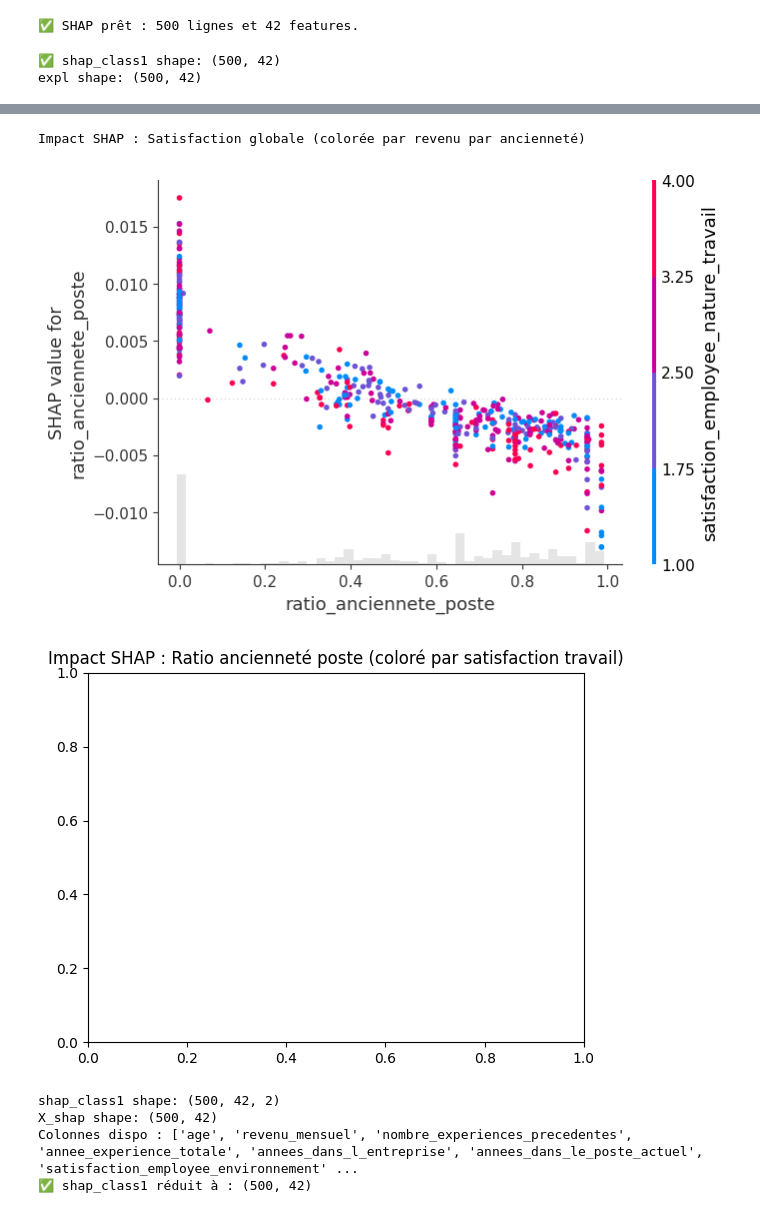
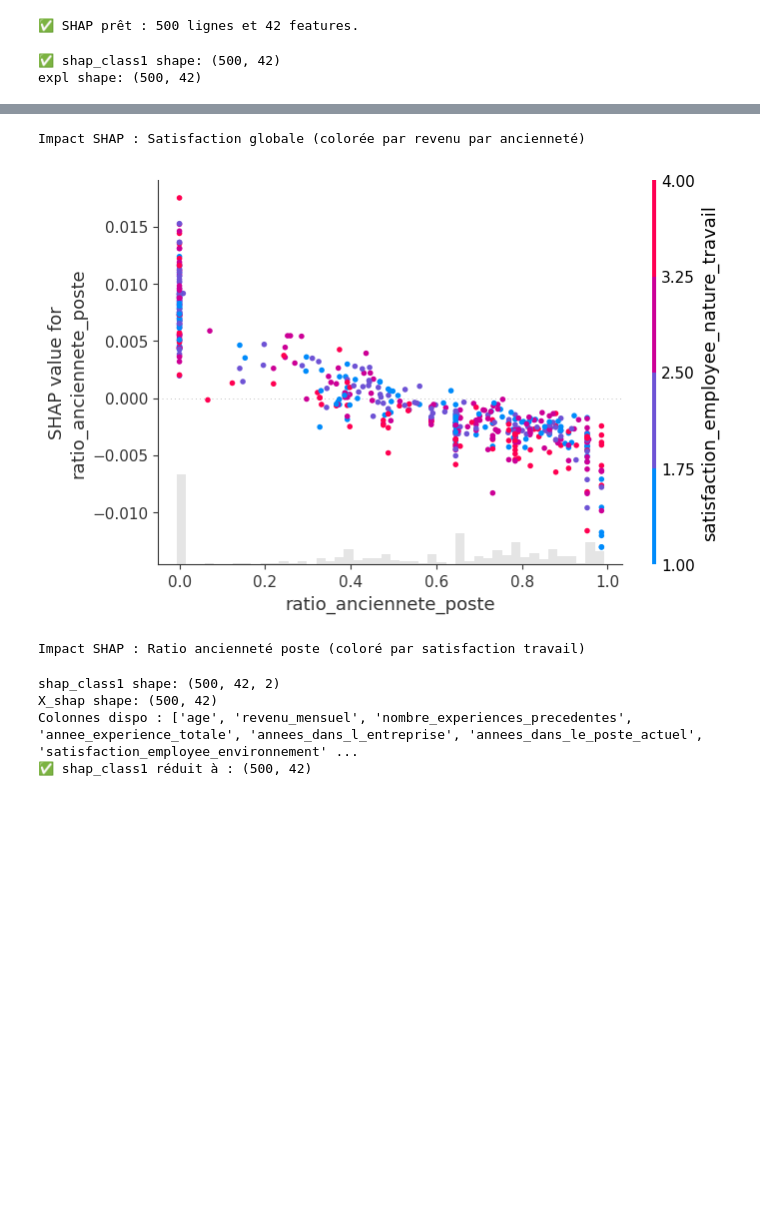
Before and after one commit to DagueG/Auto_classif_data, a Jupyter notebook: notebooks/05_modeles_optimisation.ipynb, the cells around one changed output, grey strips where cells are left out. Saved outputs shown, nothing was run; the diff lists cells and outputs as text; code cells hidden in the pictures; blank space fills up the shorter version.

Commit message:
FIX: graph title

```diff
--- a/notebooks/05_modeles_optimisation.ipynb
+++ b/notebooks/05_modeles_optimisation.ipynb
@@ -160,7 +160,7 @@ shap.plots.scatter(
     expl[:, "ratio_anciennete_poste"],
     color=expl[:, "satisfaction_employee_nature_travail"]
 )
-plt.title("Impact SHAP : Ratio ancienneté poste (coloré par satisfaction travail)")
+print("Impact SHAP : Ratio ancienneté poste (coloré par satisfaction travail)")
 plt.show()
 # %% [output]
 ✅ shap_class1 shape: (500, 42)
@@ -169,6 +169,6 @@ expl shape: (500, 42)
 Impact SHAP : Satisfaction globale (colorée par revenu par ancienneté)
-[figure, old version]
+[figure, new version]
-[figure, removed]
+Impact SHAP : Ratio ancienneté poste (coloré par satisfaction travail)
 # %%
 # Extraire les shap values pour la classe "départ" (classe 1)
 if isinstance(shap_values, list):
```
Also changed, not shown: parts of 1 cell of this notebook.
